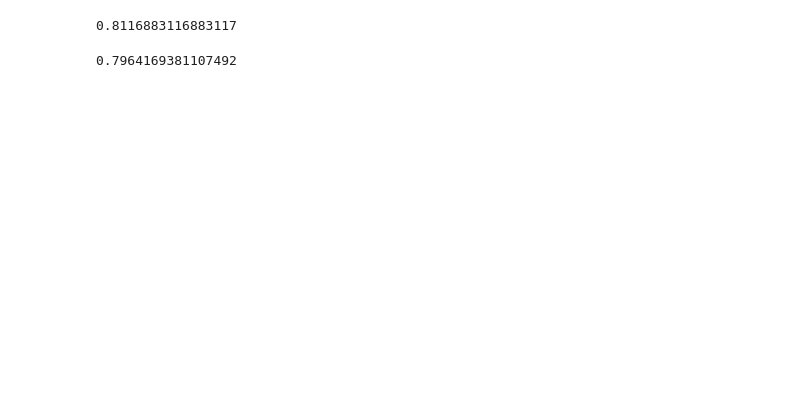
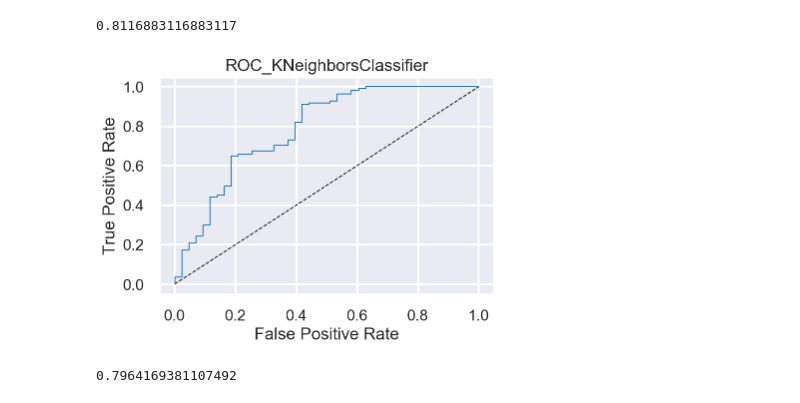
Before and after one commit to shiv0204/DataScience_CareerTrack, a Jupyter notebook: Capstone_Project1/Capstone_Project_1.ipynb, the cells around one changed output. Drawn from its saved outputs; the diff is of its cells as text; code cells hidden in the pictures; blank space fills up the shorter version.

```diff
--- a/Capstone_Project1/Capstone_Project_1.ipynb
+++ b/Capstone_Project1/Capstone_Project_1.ipynb
@@ -358,6 +378,10 @@ model.fit(X_train,y_train)
 model.score(X_test,y_test)
 # %% [output]
 0.8116883116883117
+# %%
+roc_generator(model,"KNeighborsClassifier")
+# %% [output]
+[figure, added]
 # %%
 from sklearn.neighbors import KNeighborsClassifier
 model = KNeighborsClassifier()
```
Also changed, not shown: parts of 7 cells of this notebook, 15 other files.
